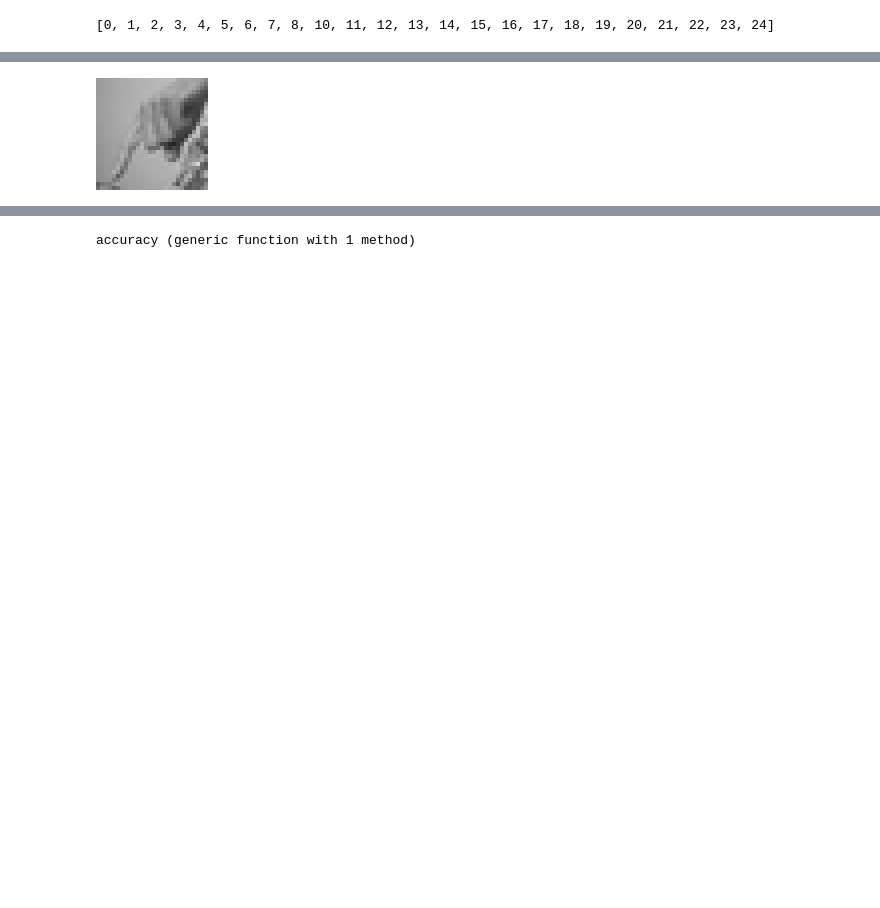
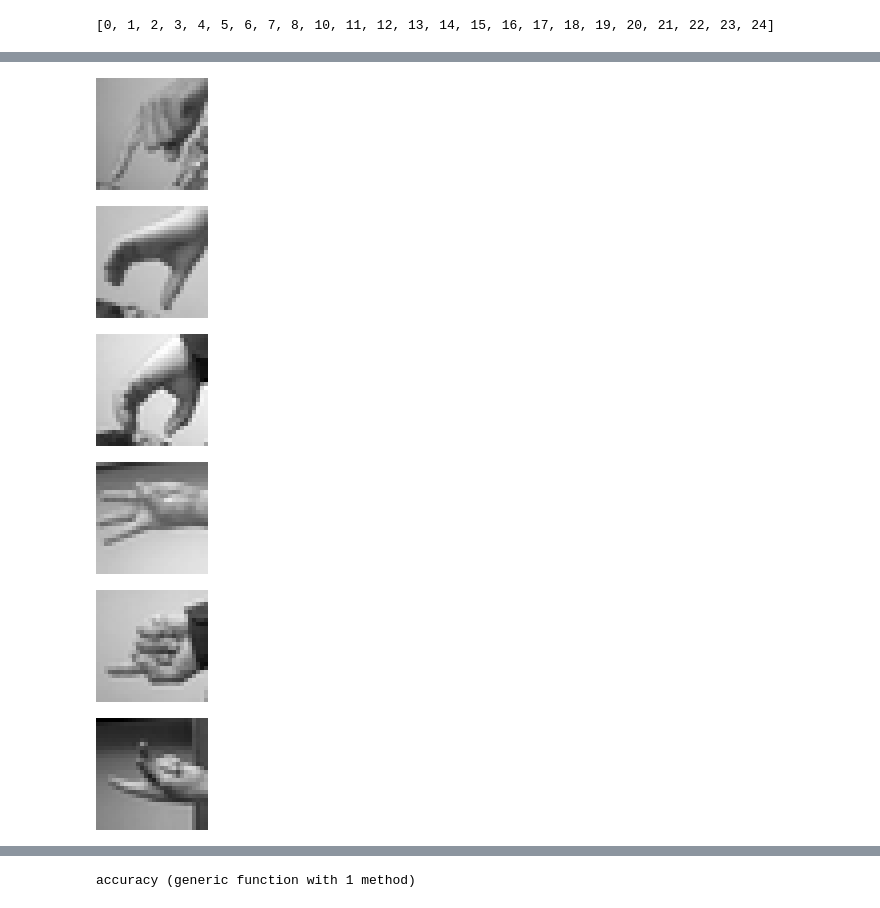
Before and after one commit to Parthiee/Gesture-Recognition-for-Sign-Language, a Jupyter notebook: model.ipynb, the cells around one changed output, grey strips where cells are left out. Cells and saved outputs as stored; diff of their text form; code cells hidden in the pictures; blank space fills up the shorter version.

```diff
--- a/model.ipynb
+++ b/model.ipynb
@@ -202,17 +208,23 @@ testX = testX./256
 # %%
 using Images
 function plot_image(pixel_values)
     img_matrix = reshape(pixel_values, (28, 28))  # Reshape pixel values into a 3x3 matrix
     img = Gray.(img_matrix)  # Convert to Gray image type
     return img # Display the image using heatmap
 end
-
-arr = Array(trainX[2,:])
+for i in 1:6
+  arr = Array(trainX[i,:])
+  display(plot_image(arr))
+end
 
 #println(arr)
-plot_image(arr)
 # %% [output]
 [figure]
+[figure, added]
+[figure, added]
+[figure, added]
+[figure, added]
+[figure, added]
 # %%
 #Convert dataframes to Array
 
```
Also changed, not shown: parts of 31 cells of this notebook.
